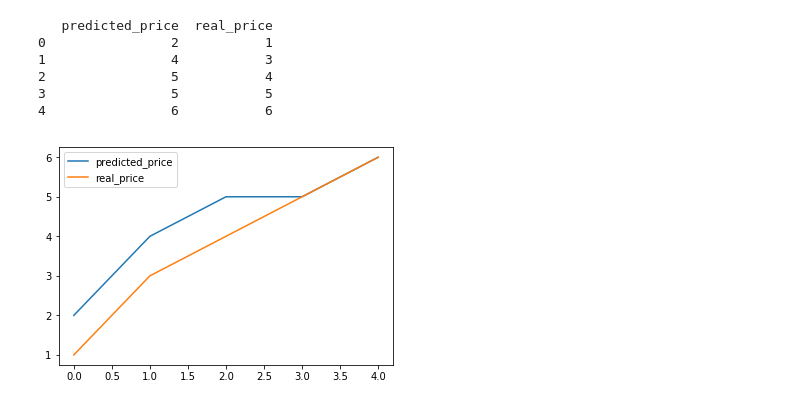
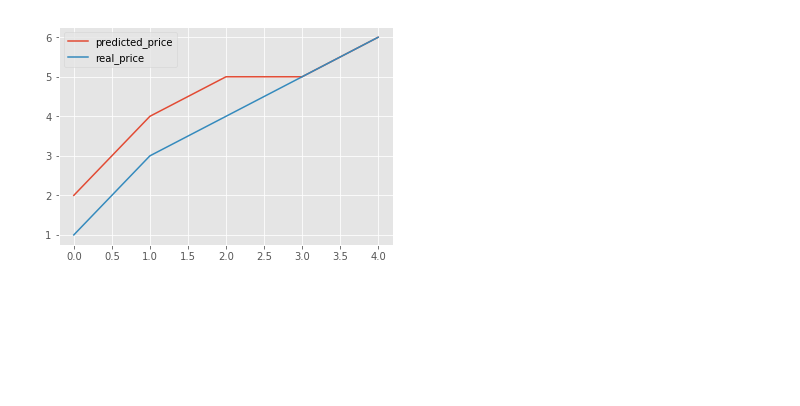
Before and after one commit to Shikugawa/CryptoCurrencyPredictor, a Jupyter notebook: src/Untitled.ipynb, the cells around one changed output. Cells and saved outputs as stored; diff of their text form; code cells hidden in the pictures; blank space fills up the shorter version.

```diff
--- a/src/Untitled.ipynb
+++ b/src/Untitled.ipynb
@@ -1,22 +1,16 @@
 # %%
 import pandas as pd
 import numpy as np
 import matplotlib.pyplot as plt
-
+import seaborn as sns
+plt.style.use('ggplot')
 datas = pd.DataFrame(
         data = {
             'real_price': [1,3,4,5,6],
             'predicted_price': [2,4,5,5,6]
         }
     )
-print(datas)
 datas.plot()
 plt.show()
 # %% [output]
-   predicted_price  real_price
-0                2           1
-1                4           3
-2                5           4
-3                5           5
-4                6           6
-[figure, old version]
+[figure, new version]
```
Also changed, not shown: 3 other files.
